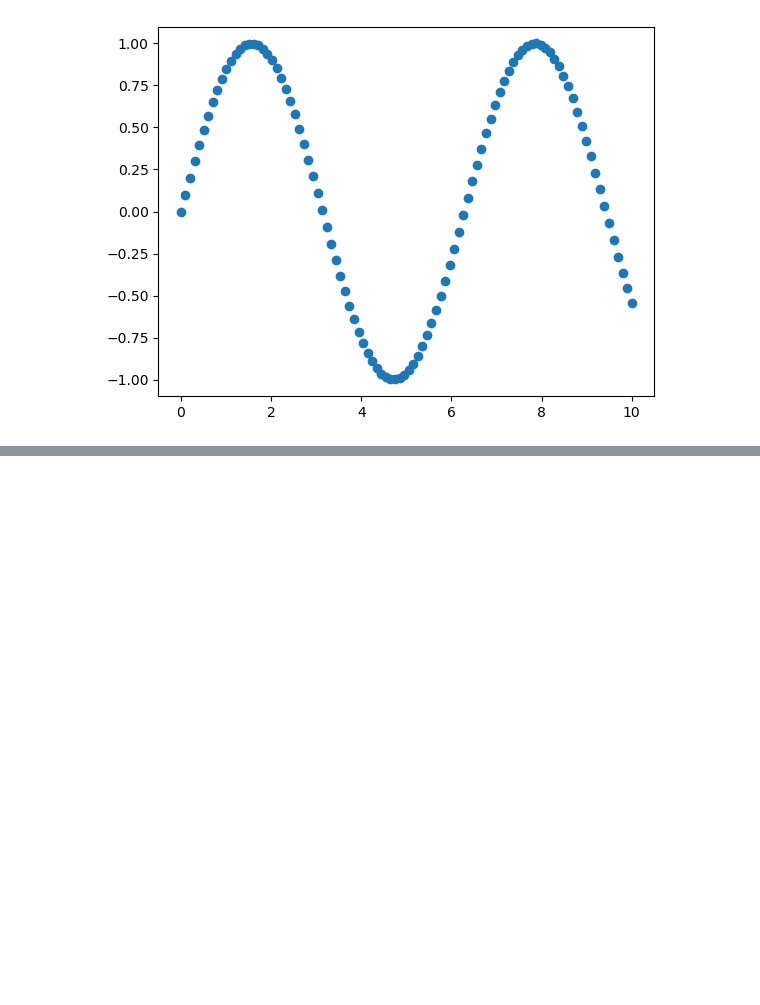
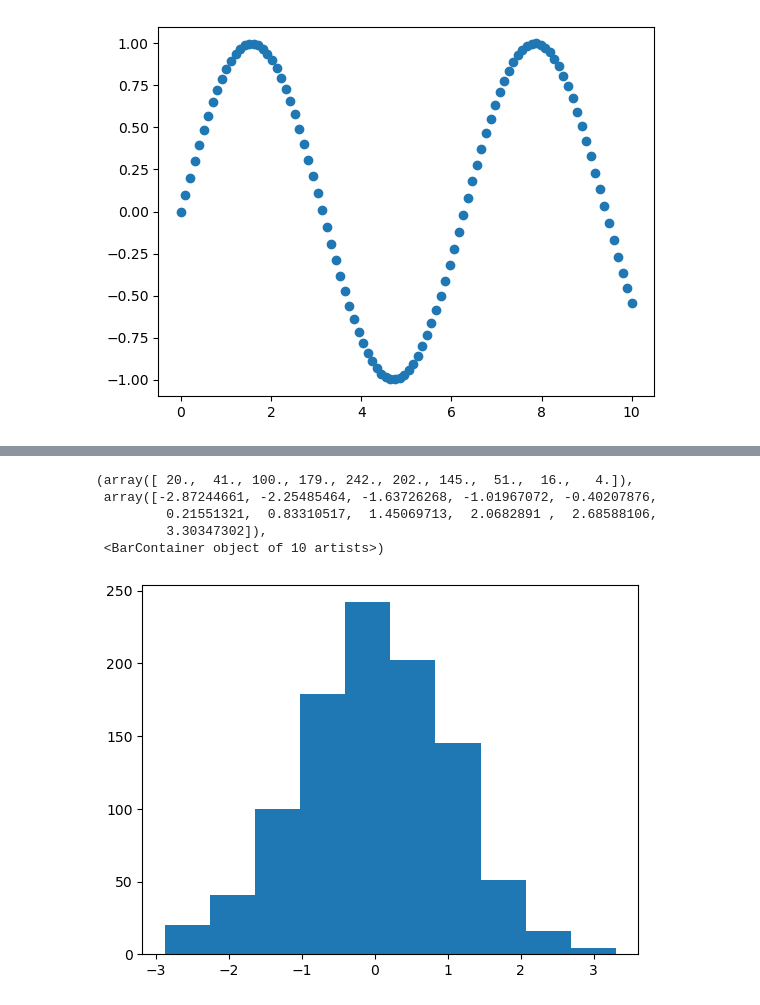
Before and after one commit to kucheriavii/udemu_data_science, a Jupyter notebook: first/introduction_to_matplot.ipynb, the cells around one changed output, grey strips where cells are left out. Drawn from its saved outputs; the diff is of its cells as text; code cells hidden in the pictures; blank space fills up the shorter version.

```diff
--- a/first/introduction_to_matplot.ipynb
+++ b/first/introduction_to_matplot.ipynb
@@ -118,0 +125,12 @@ ax.set(title="Dan's Nut Butter Store", y)
+# %%
+# Make some data
+x = np.random.randn(1000)
+fig, ax = plt.subplots()
+ax.hist(x)
+# %% [output]
+(array([ 20.,  41., 100., 179., 242., 202., 145.,  51.,  16.,   4.]),
+ array([-2.87244661, -2.25485464, -1.63726268, -1.01967072, -0.40207876,
+         0.21551321,  0.83310517,  1.45069713,  2.0682891 ,  2.68588106,
+         3.30347302]),
+ <BarContainer object of 10 artists>)
+[figure, added]
```
Also changed, not shown: parts of 4 cells of this notebook.
